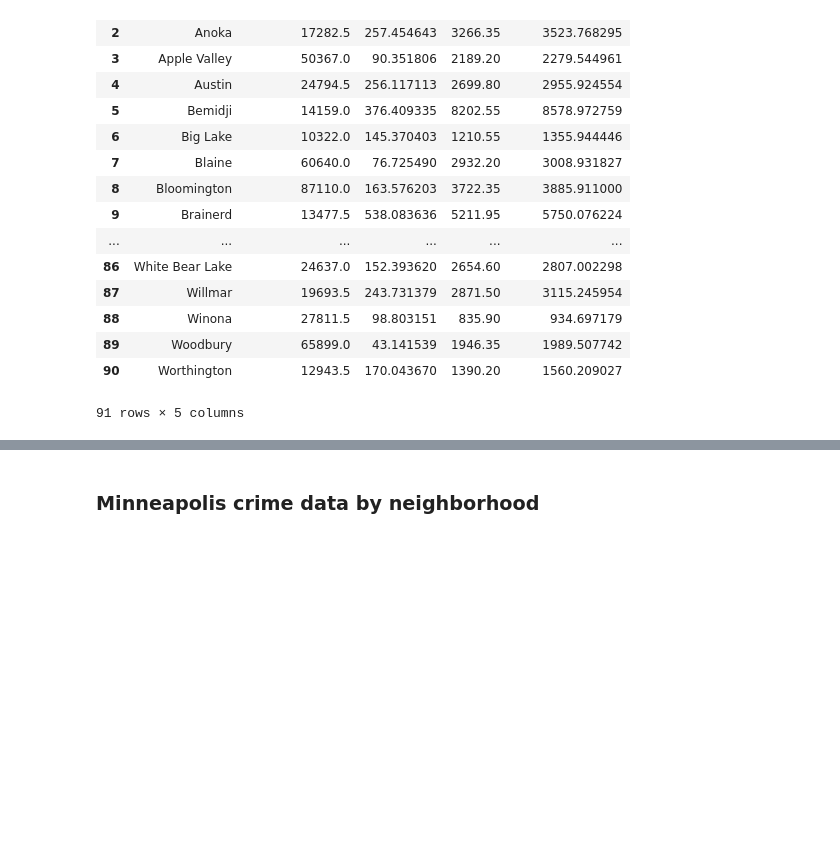
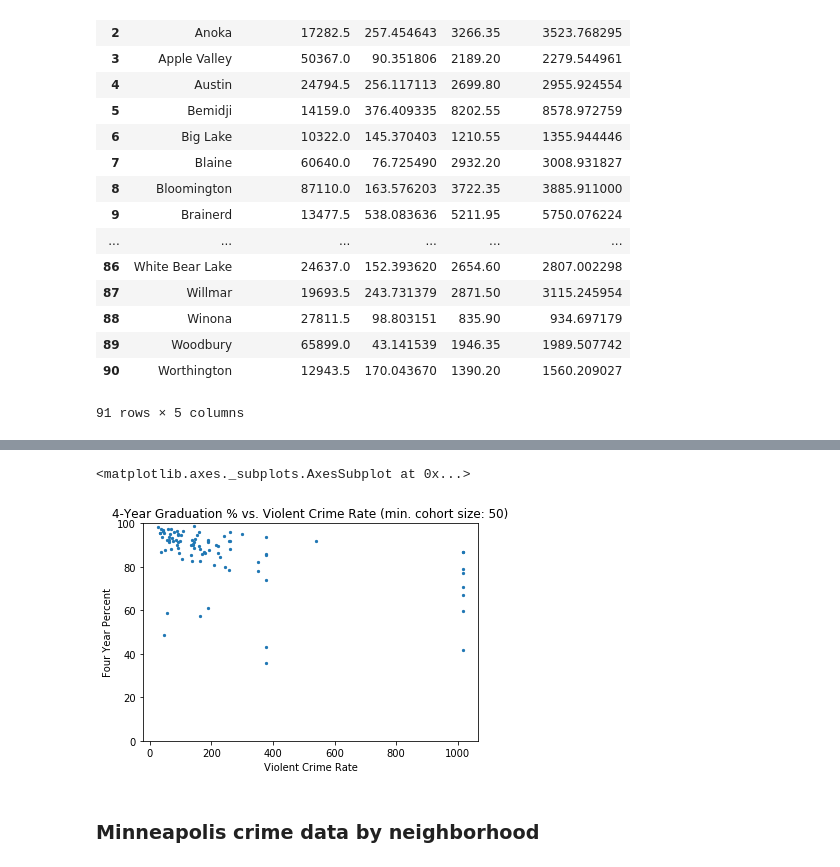
Before and after one commit to alvern/Group_Project_Grad_Rates, a Jupyter notebook: Jack_Notebook.ipynb, the cells around one changed output, grey strips where cells are left out. Drawn from its saved outputs; the diff is of its cells as text; code cells hidden in the pictures; blank space fills up the shorter version.

```diff
--- a/Jack_Notebook.ipynb
+++ b/Jack_Notebook.ipynb
@@ -278,0 +217,7 @@ crime_df
+# %%
+# Read in school data
+school_data = pd.read_excel("Resources/CleanedGradFile2018.xlsx")
+# Drop extra index row
+school_data.drop(['Unnamed: 0'], axis=1, inplace=True)
+
+school_data
@@ -278,0 +243,21 @@ crime_df
+# %%
+crime_df = avg_crime_rates.copy()
+
+crime_df_columns = \
+[
+    'City',
+    'Population',
+    'Violent Crime Rate',
+    'Property Crime Rate',
+    'Overall Crime Rate'
+]
+
+crime_df.columns = crime_df_columns
+
+crime_rates_df = crime_df[['City', 'Violent Crime Rate', 'Property Crime Rate', 'Overall Crime Rate']]
+# %%
+school_crime = pd.merge(crime_rates_df, school_data,
+                       how='left', left_on='City', right_on='Physical City')
+
+school_crime.dropna(how='any', inplace=True)
+school_crime
@@ -278,0 +283,9 @@ crime_df
+# %%
+school_crime.drop_duplicates(inplace=True)
+
+min_cohort = 50
+
+school_crime = school_crime.copy().loc[(school_crime['School Name'].str.contains(' - SWS') == False) &
+                                        (school_crime['Four Year Total'] >= min_cohort)]
+
+school_crime.loc[school_crime['City'] == 'Minneapolis']
@@ -279,3 +321,13 @@ crime_df
+# %%
+school_crime.plot(x= 'Violent Crime Rate',
+                 y= 'Four Year Percent',
+                 kind='scatter',
+                 title=f'4-Year Graduation % vs. Violent Crime Rate (min. cohort size: {min_cohort})',
+                 marker='.',
+                 ylim=(0,100))
+# %% [output]
+<matplotlib.axes._subplots.AxesSubplot at 0x...>
+[figure, added]
 # %% [markdown]
 ### Minneapolis crime data by neighborhood
 # %%
```
Also changed, not shown: parts of 15 cells of this notebook.
